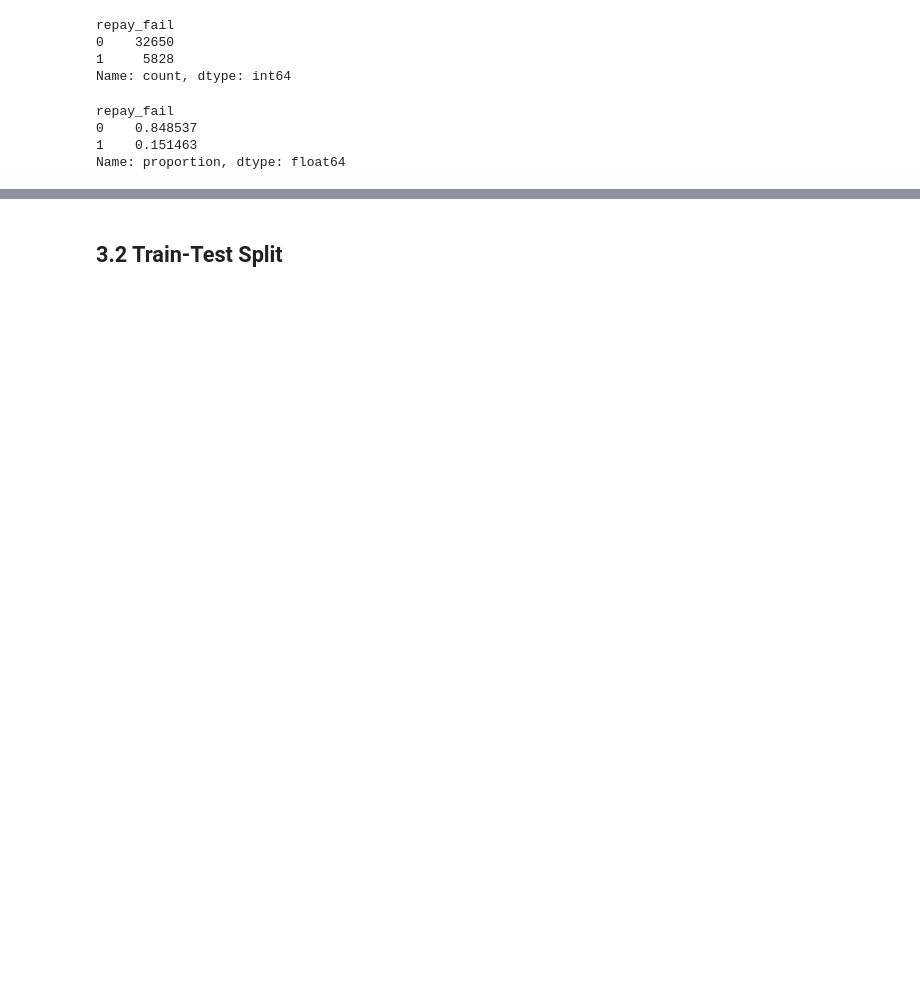
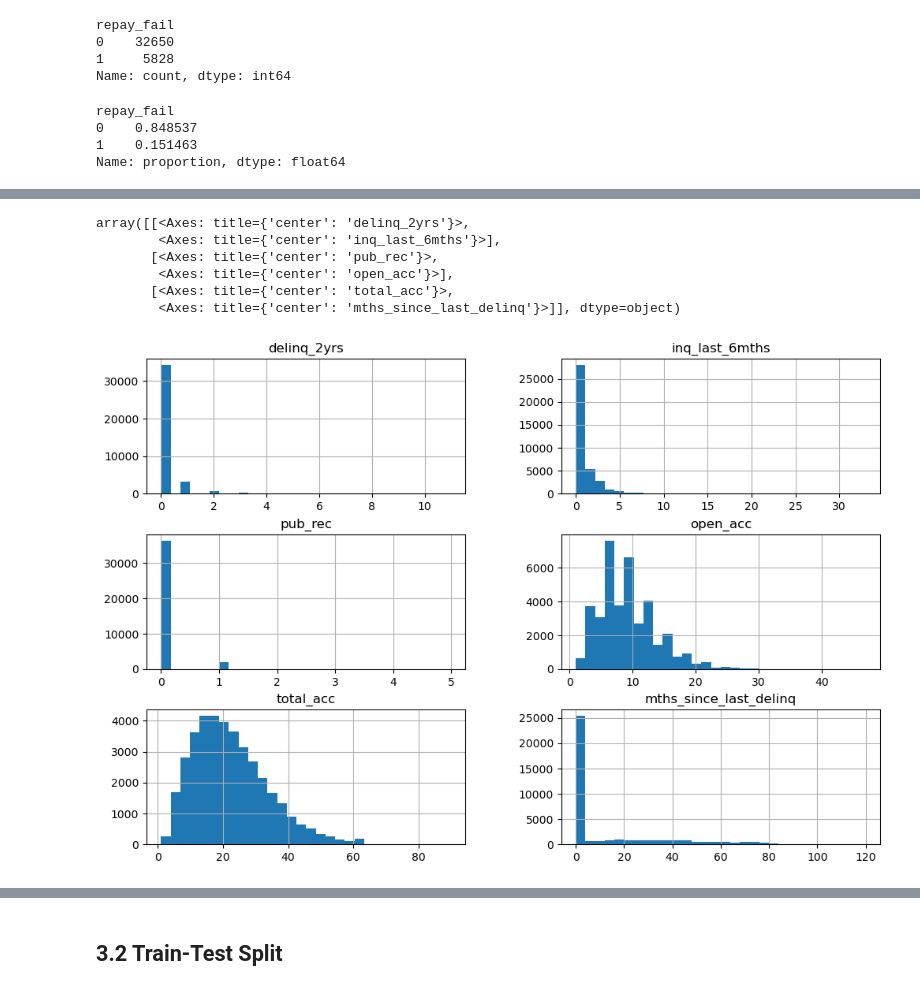
Before and after one commit to Theducklingandmonkey/Mldp_Loan_evaluation, a Jupyter notebook: MLDP Program Codes Submission Template.ipynb, the cells around one changed output, grey strips where cells are left out. Drawn from its saved outputs; the diff is of its cells as text; code cells hidden in the pictures; blank space fills up the shorter version.

```diff
--- a/MLDP Program Codes Submission Template.ipynb
+++ b/MLDP Program Codes Submission Template.ipynb
@@ -613,0 +605,15 @@ Name: proportion, dtype: float64
+# %%
+behaviour_cols = [
+    'delinq_2yrs', 'inq_last_6mths', 'pub_rec',
+    'open_acc', 'total_acc', 'mths_since_last_delinq'
+]
+
+df_encoded[behaviour_cols].hist(bins=30, figsize=(12,8))
+# %% [output]
+array([[<Axes: title={'center': 'delinq_2yrs'}>,
+        <Axes: title={'center': 'inq_last_6mths'}>],
+       [<Axes: title={'center': 'pub_rec'}>,
+        <Axes: title={'center': 'open_acc'}>],
+       [<Axes: title={'center': 'total_acc'}>,
+        <Axes: title={'center': 'mths_since_last_delinq'}>]], dtype=object)
+[figure, added]
```
Also changed, not shown: parts of 14 cells of this notebook.
